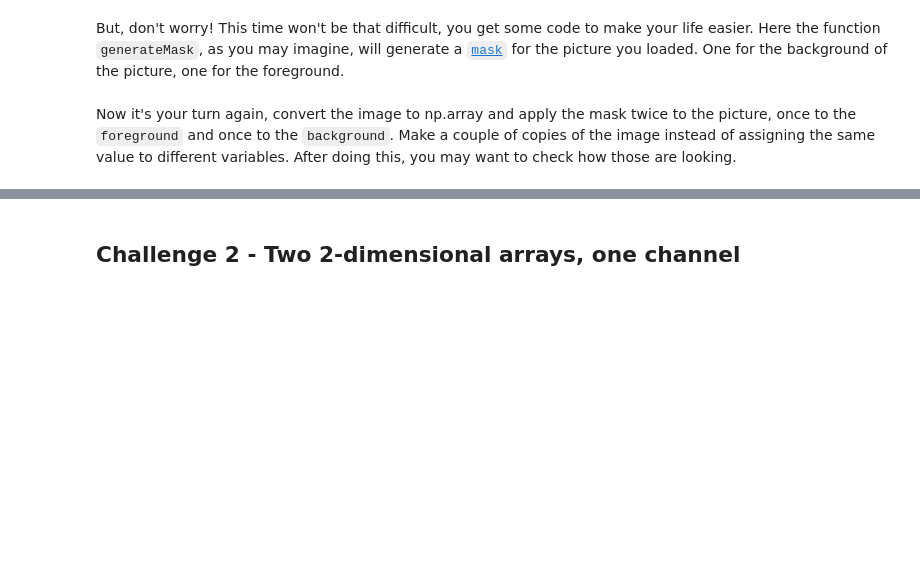
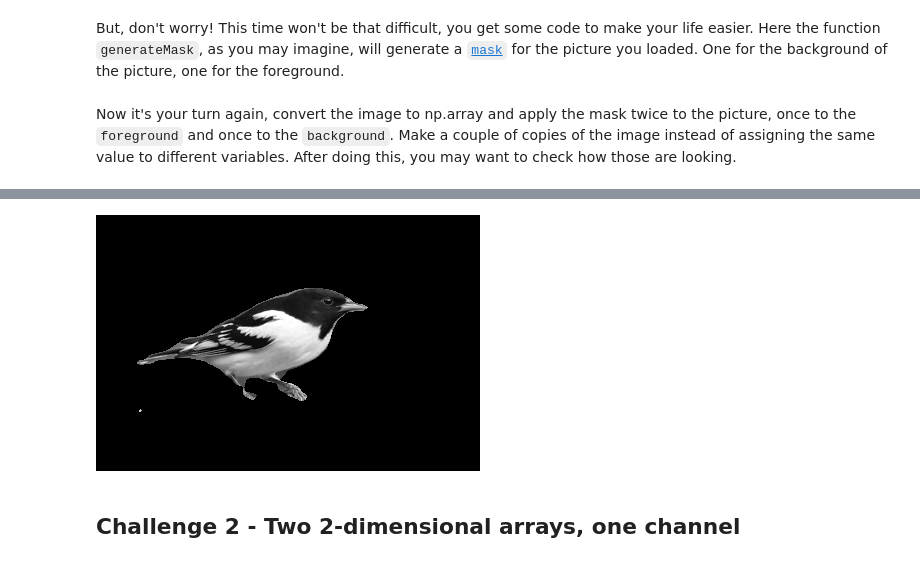
Before and after one commit to blancalluch/ImageSegmentation, a Jupyter notebook: main.ipynb, the cells around one changed output, grey strips where cells are left out. Saved outputs shown, nothing was run; the diff lists cells and outputs as text; code cells hidden in the pictures; blank space fills up the shorter version.

```diff
--- a/main.ipynb
+++ b/main.ipynb
@@ -112,3 +89,11 @@ display(arr3)
+# %%
+foreground = np_im[:,:,0]*foreground_mask
+arr3=Image.fromarray(foreground)
+display(arr3)
+
+im3=arr3.copy()
+# %% [output]
+[figure, added]
 # %% [markdown]
 ## Challenge 2 - Two 2-dimensional arrays, one channel
 # %% [markdown]
```
Also changed, not shown: parts of 18 cells of this notebook.
